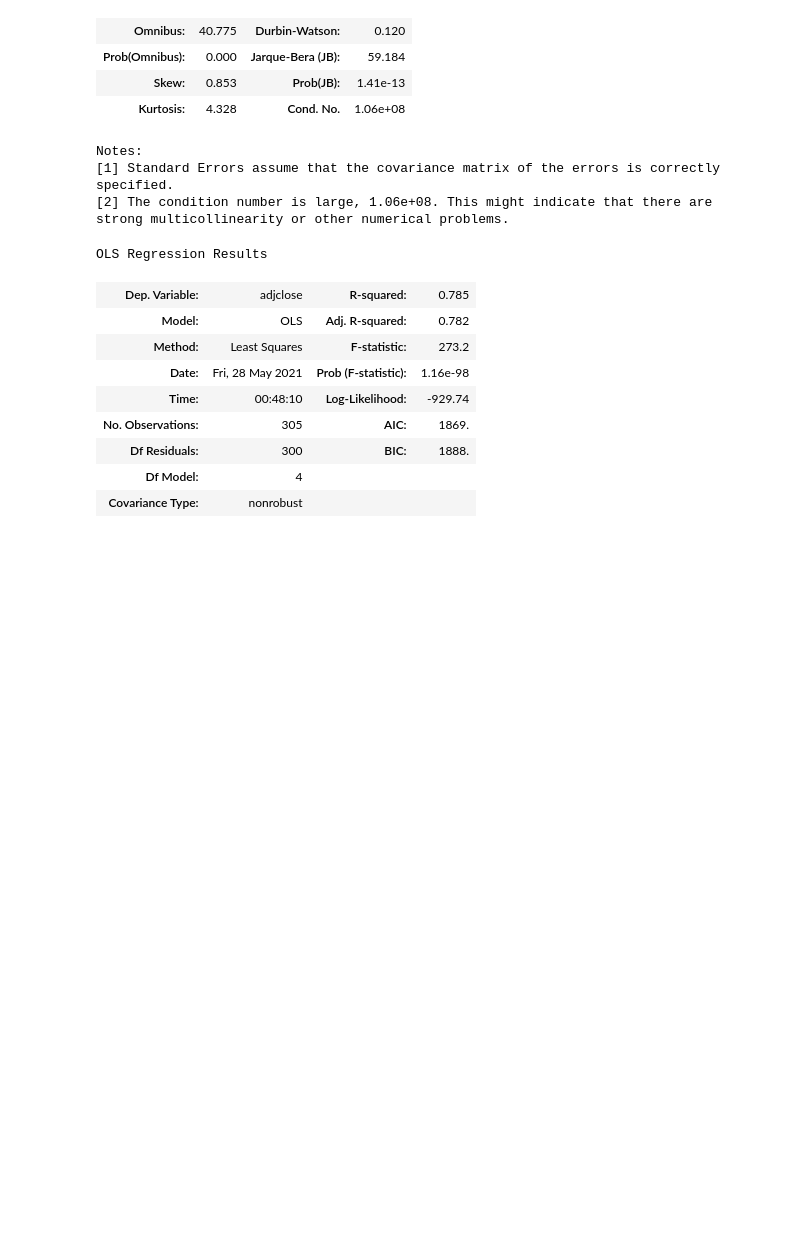
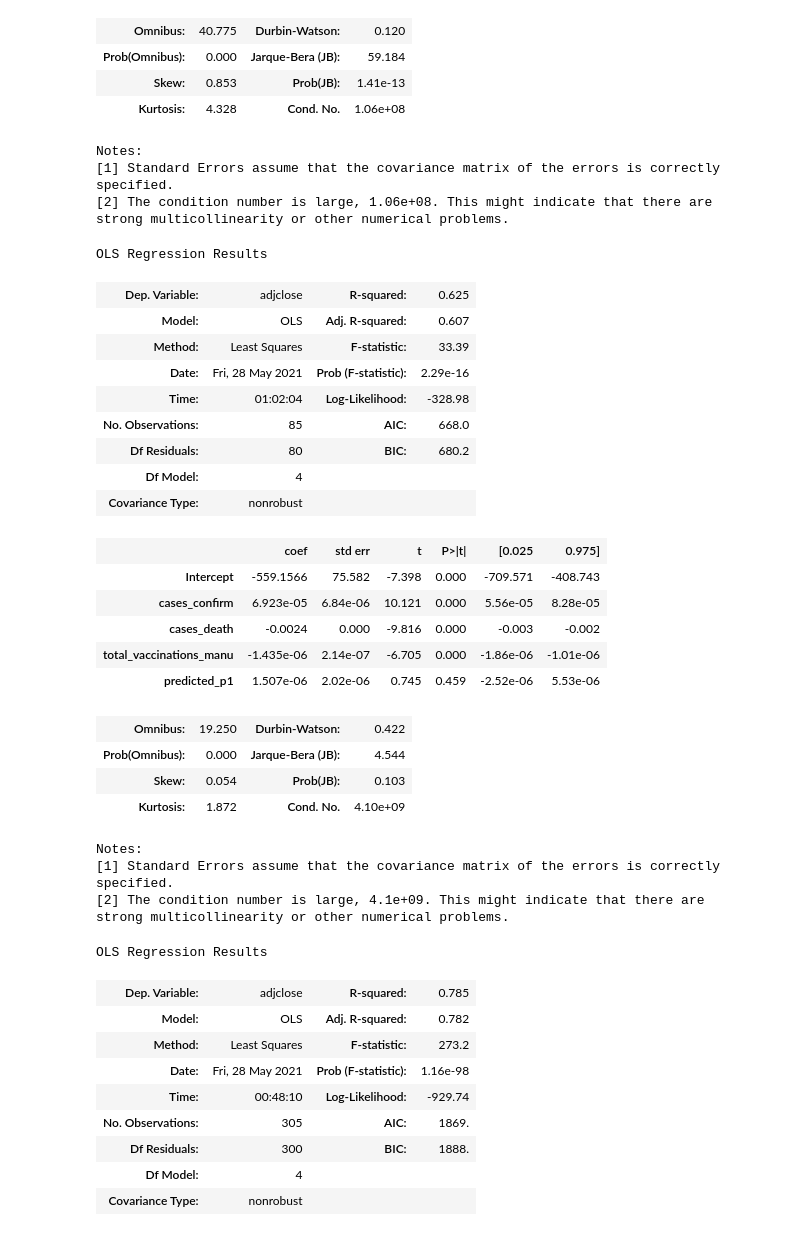
Before and after one commit to juno-yuu/COVID-Vaccine-and-Biotech-industry, a Jupyter notebook: Final_Project_Clean.ipynb, the cells around one changed output. Cells and saved outputs as stored; diff of their text form; code cells hidden in the pictures; blank space fills up the shorter version.

```diff
--- a/Final_Project_Clean.ipynb
+++ b/Final_Project_Clean.ipynb
@@ -498,6 +528,36 @@ Notes:
 [1] Standard Errors assume that the covariance matrix of the errors is correctly specified.
 [2] The condition number is large, 1.06e+08. This might indicate that there are
 strong multicollinearity or other numerical problems.
+# %%
+MOD_partial = MOD.loc[MOD.index >= '2021-01-12']
+res_mod_partial = sm.ols(formula = 'adjclose ~ cases_confirm + cases_death\
+ + total_vaccinations_manu + predicted_p1', data = MOD_partial).fit()
+res_mod_partial.summary()
+# %% [output]
+OLS Regression Results
+| Dep. Variable: | adjclose | R-squared: | 0.625 |
+| Model: | OLS | Adj. R-squared: | 0.607 |
+| Method: | Least Squares | F-statistic: | 33.39 |
+| Date: | Fri, 28 May 2021 | Prob (F-statistic): | 2.29e-16 |
+| Time: | 01:02:04 | Log-Likelihood: | -328.98 |
+| No. Observations: | 85 | AIC: | 668.0 |
+| Df Residuals: | 80 | BIC: | 680.2 |
+| Df Model: | 4 |  |  |
+| Covariance Type: | nonrobust |  |  |
+|  | coef | std err | t | P>|t| | [0.025 | 0.975] |
+| Intercept | -559.1566 | 75.582 | -7.398 | 0.000 | -709.571 | -408.743 |
+| cases_confirm | 6.923e-05 | 6.84e-06 | 10.121 | 0.000 | 5.56e-05 | 8.28e-05 |
+| cases_death | -0.0024 | 0.000 | -9.816 | 0.000 | -0.003 | -0.002 |
+| total_vaccinations_manu | -1.435e-06 | 2.14e-07 | -6.705 | 0.000 | -1.86e-06 | -1.01e-06 |
+| predicted_p1 | 1.507e-06 | 2.02e-06 | 0.745 | 0.459 | -2.52e-06 | 5.53e-06 |
+| Omnibus: | 19.250 | Durbin-Watson: | 0.422 |
+| Prob(Omnibus): | 0.000 | Jarque-Bera (JB): | 4.544 |
+| Skew: | 0.054 | Prob(JB): | 0.103 |
+| Kurtosis: | 1.872 | Cond. No. | 4.10e+09 |
+Notes:
+[1] Standard Errors assume that the covariance matrix of the errors is correctly specified.
+[2] The condition number is large, 4.1e+09. This might indicate that there are
+strong multicollinearity or other numerical problems.
 # %%
 res_jj = sm.ols(formula = 'adjclose ~ cases_confirm + cases_death\
  + total_vaccinations_manu + predicted_p1', data = JJ).fit()
```
Also changed, not shown: parts of 2 cells of this notebook.
